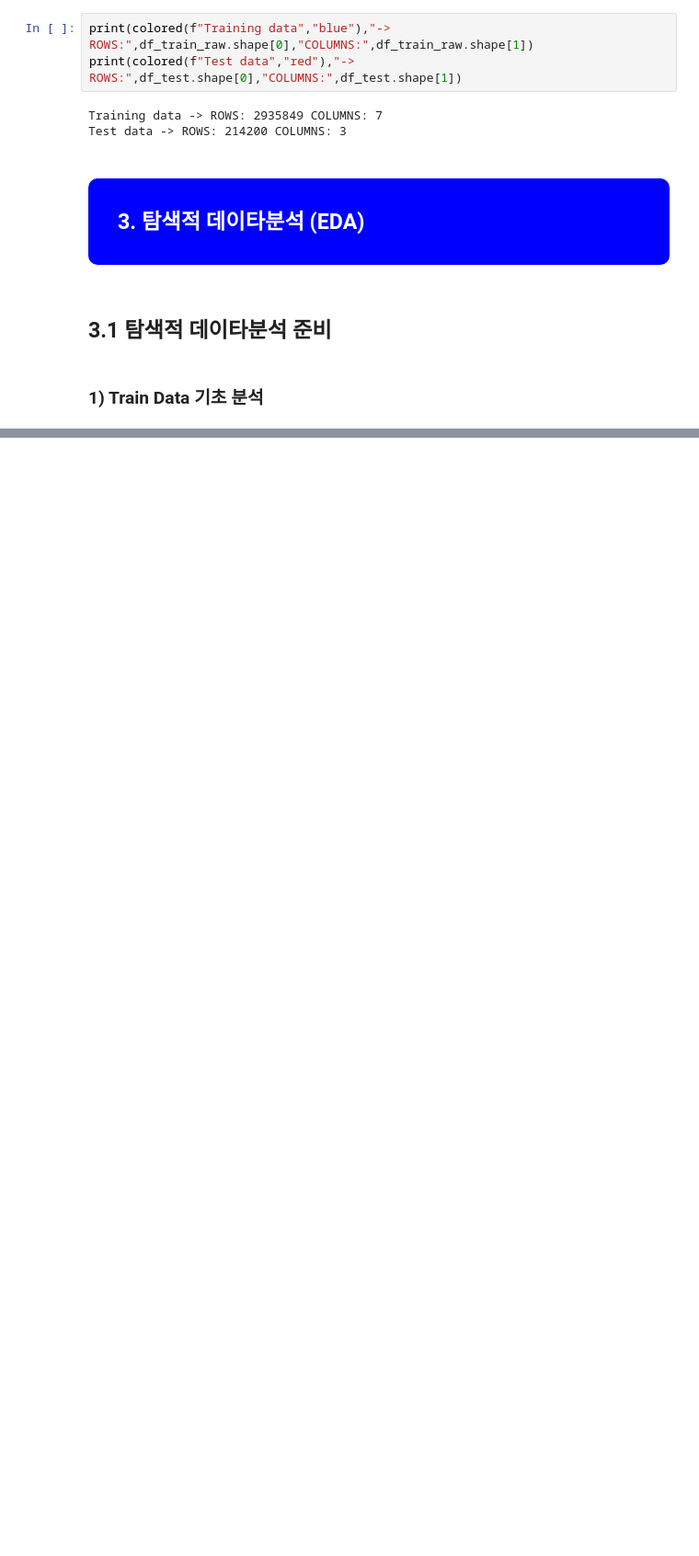
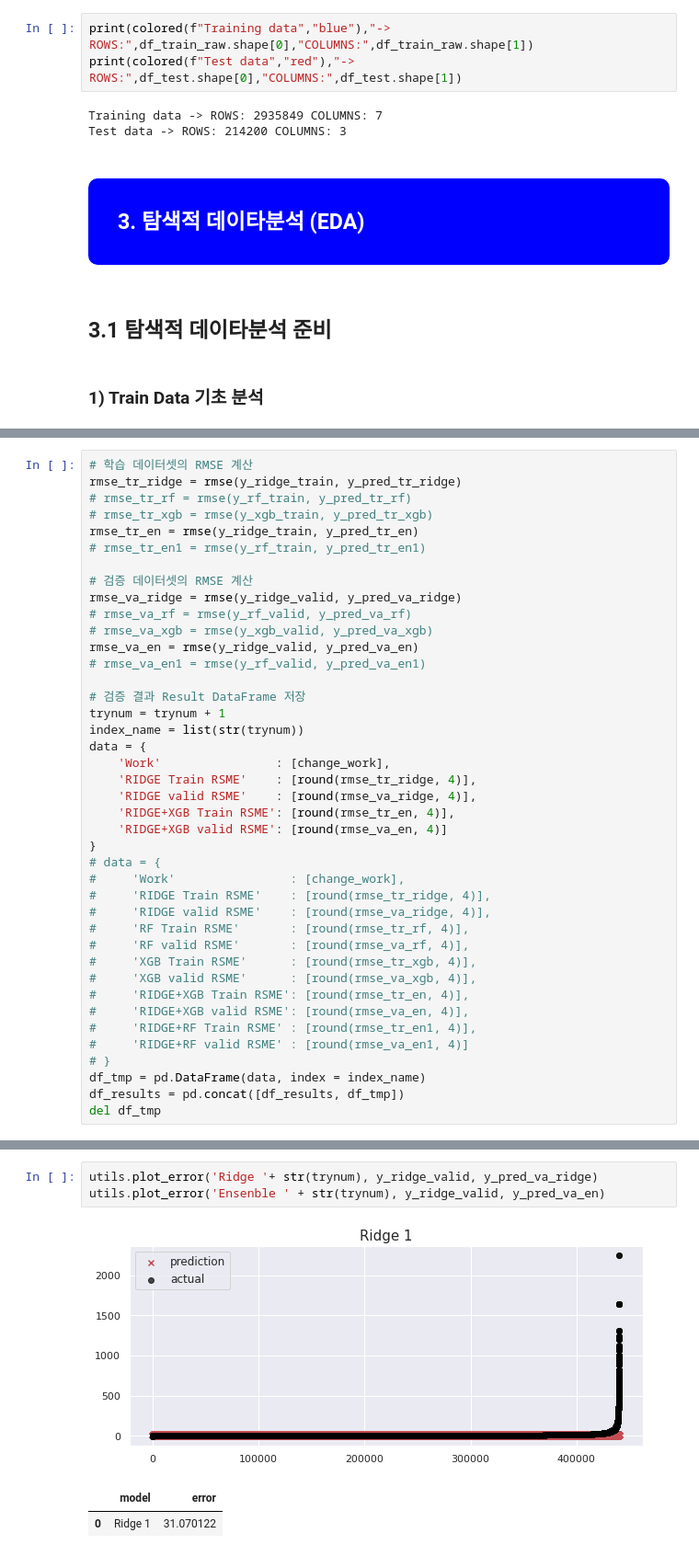
Before and after one commit to kimsangkyeong/kaggles, a Jupyter notebook: predictfutuersales.ipynb, the cells around one changed output, grey strips where cells are left out. Shown: that part at 92% size. Drawn from its saved outputs; the diff is of its cells as text; blank space fills up the shorter version.

```diff
--- a/predictfutuersales.ipynb
+++ b/predictfutuersales.ipynb
@@ -224,0 +792,41 @@ Wall time: 738 ms
+# %%
+# 학습 데이터셋의 RMSE 계산
+rmse_tr_ridge = rmse(y_ridge_train, y_pred_tr_ridge)
+# rmse_tr_rf = rmse(y_rf_train, y_pred_tr_rf)
+# rmse_tr_xgb = rmse(y_xgb_train, y_pred_tr_xgb)
+rmse_tr_en = rmse(y_ridge_train, y_pred_tr_en)
+# rmse_tr_en1 = rmse(y_rf_train, y_pred_tr_en1)
+
+# 검증 데이터셋의 RMSE 계산
+rmse_va_ridge = rmse(y_ridge_valid, y_pred_va_ridge)
+# rmse_va_rf = rmse(y_rf_valid, y_pred_va_rf)
+# rmse_va_xgb = rmse(y_xgb_valid, y_pred_va_xgb)
+rmse_va_en = rmse(y_ridge_valid, y_pred_va_en)
+# rmse_va_en1 = rmse(y_rf_valid, y_pred_va_en1)
+
+# 검증 결과 Result DataFrame 저장
+trynum = trynum + 1
+index_name = list(str(trynum))
+data = {
+    'Work'                : [change_work],
+    'RIDGE Train RSME'    : [round(rmse_tr_ridge, 4)],
+    'RIDGE valid RSME'    : [round(rmse_va_ridge, 4)],
+    'RIDGE+XGB Train RSME': [round(rmse_tr_en, 4)],
+    'RIDGE+XGB valid RSME': [round(rmse_va_en, 4)]
+}
+# data = {
+#     'Work'                : [change_work],
+#     'RIDGE Train RSME'    : [round(rmse_tr_ridge, 4)],
+#     'RIDGE valid RSME'    : [round(rmse_va_ridge, 4)],
+#     'RF Train RSME'       : [round(rmse_tr_rf, 4)],
+#     'RF valid RSME'       : [round(rmse_va_rf, 4)],
+#     'XGB Train RSME'      : [round(rmse_tr_xgb, 4)],
+#     'XGB valid RSME'      : [round(rmse_va_xgb, 4)],
+#     'RIDGE+XGB Train RSME': [round(rmse_tr_en, 4)],
+#     'RIDGE+XGB valid RSME': [round(rmse_va_en, 4)],
+#     'RIDGE+RF Train RSME' : [round(rmse_tr_en1, 4)],
+#     'RIDGE+RF valid RSME' : [round(rmse_va_en1, 4)]
+# }
+df_tmp = pd.DataFrame(data, index = index_name)
+df_results = pd.concat([df_results, df_tmp])
+del df_tmp
@@ -224,0 +851,7 @@ Wall time: 738 ms
+# %%
+utils.plot_error('Ridge '+ str(trynum), y_ridge_valid, y_pred_va_ridge)
+utils.plot_error('Ensenble ' + str(trynum), y_ridge_valid, y_pred_va_en)
+# %% [output]
+[figure, added]
+|  | model | error |
+| 0 | Ridge 1 | 31.070122 |
```
Also changed, not shown: parts of 76 cells of this notebook.
